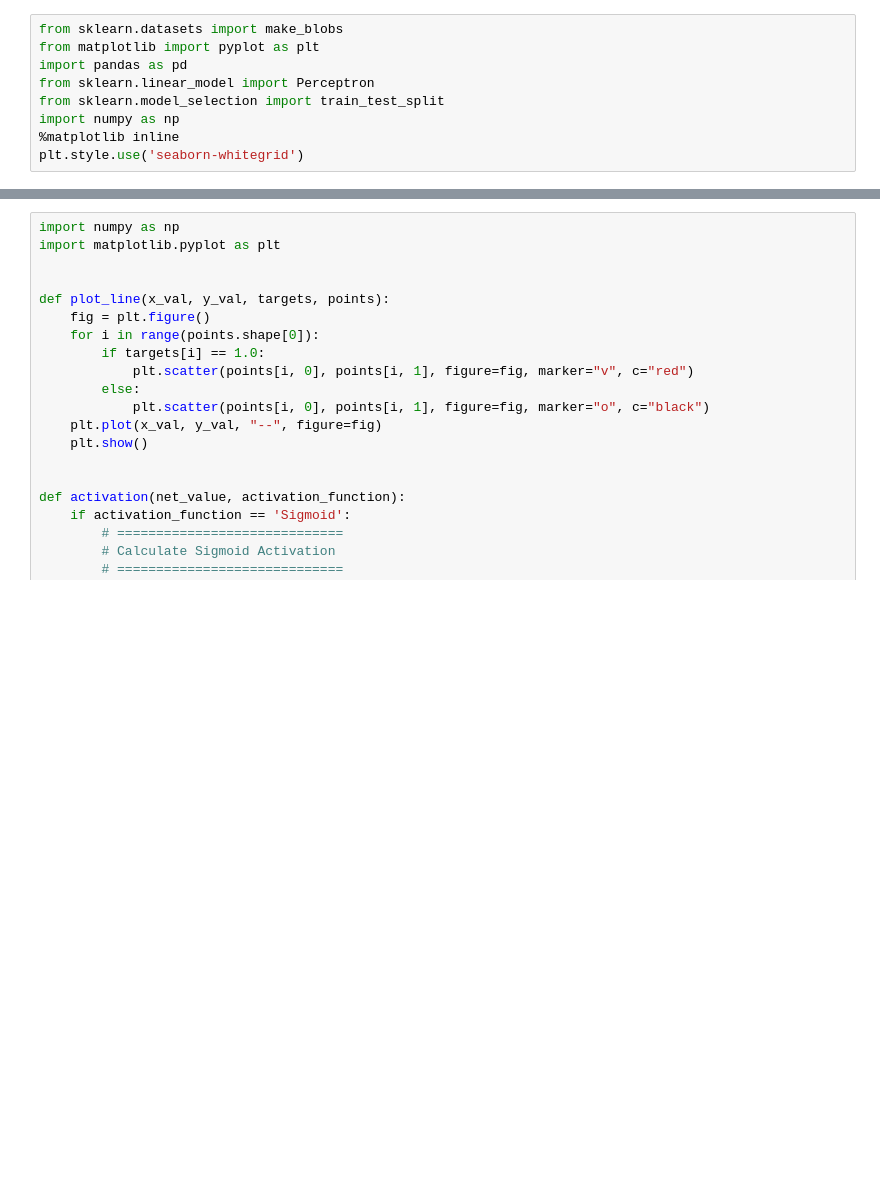
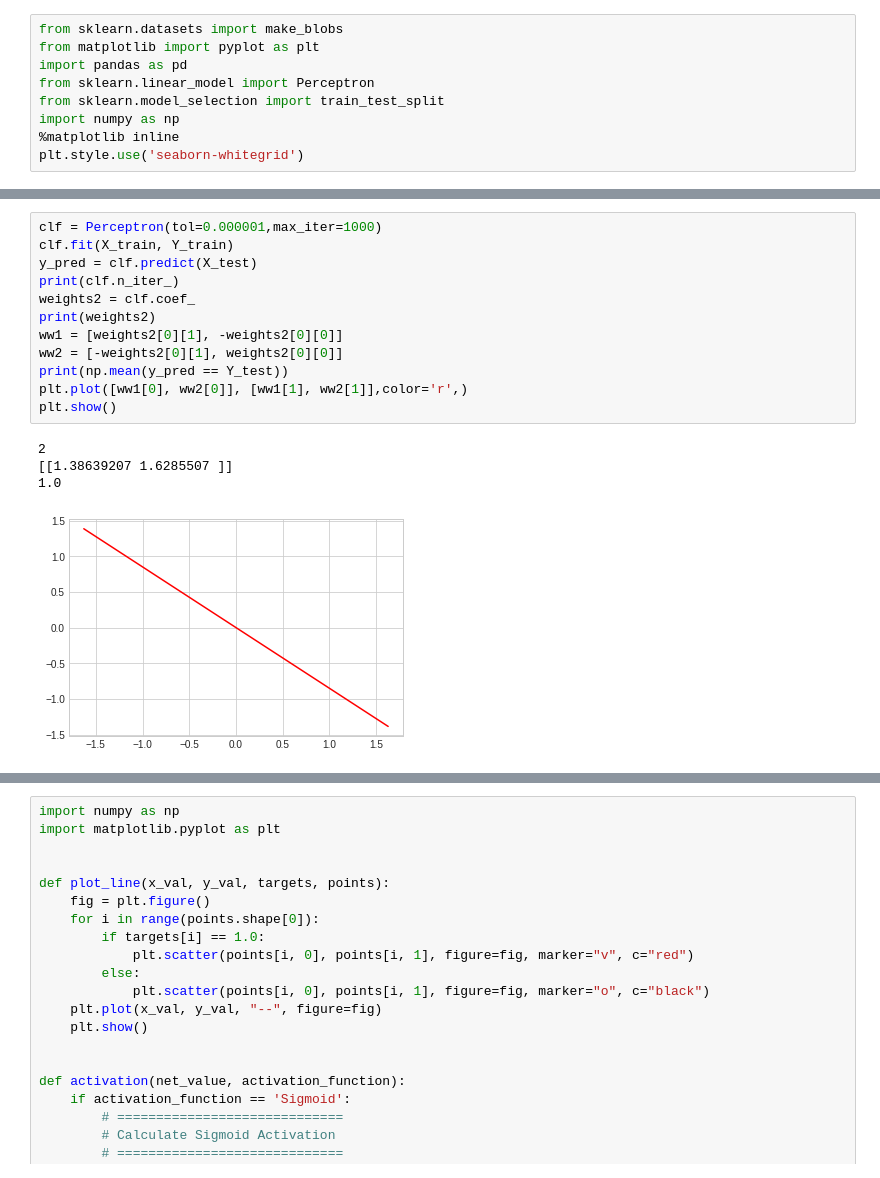
Before and after one commit to moomen91/ML, a Jupyter notebook: 1st_Assignment.ipynb, the cells around one changed output, grey strips where cells are left out. Saved outputs shown, nothing was run; the diff lists cells and outputs as text; blank space fills up the shorter version.

```diff
--- a/1st_Assignment.ipynb
+++ b/1st_Assignment.ipynb
@@ -63,3 +141,20 @@ plt.show()
+# %%
+clf = Perceptron(tol=0.000001,max_iter=1000)
+clf.fit(X_train, Y_train)
+y_pred = clf.predict(X_test)
+print(clf.n_iter_)
+weights2 = clf.coef_
+print(weights2)
+ww1 = [weights2[0][1], -weights2[0][0]]
+ww2 = [-weights2[0][1], weights2[0][0]]
+print(np.mean(y_pred == Y_test))
+plt.plot([ww1[0], ww2[0]], [ww1[1], ww2[1]],color='r',)
+plt.show()
+# %% [output]
+2
+[[1.38639207 1.6285507 ]]
+1.0
+[figure, added]
 # %%
 # Apply the perceptron learning algorithm
 # Strategy: I need to apply the classifier on the dataset and then I will need the same data drawing
```
Also changed, not shown: parts of 5 cells of this notebook.
